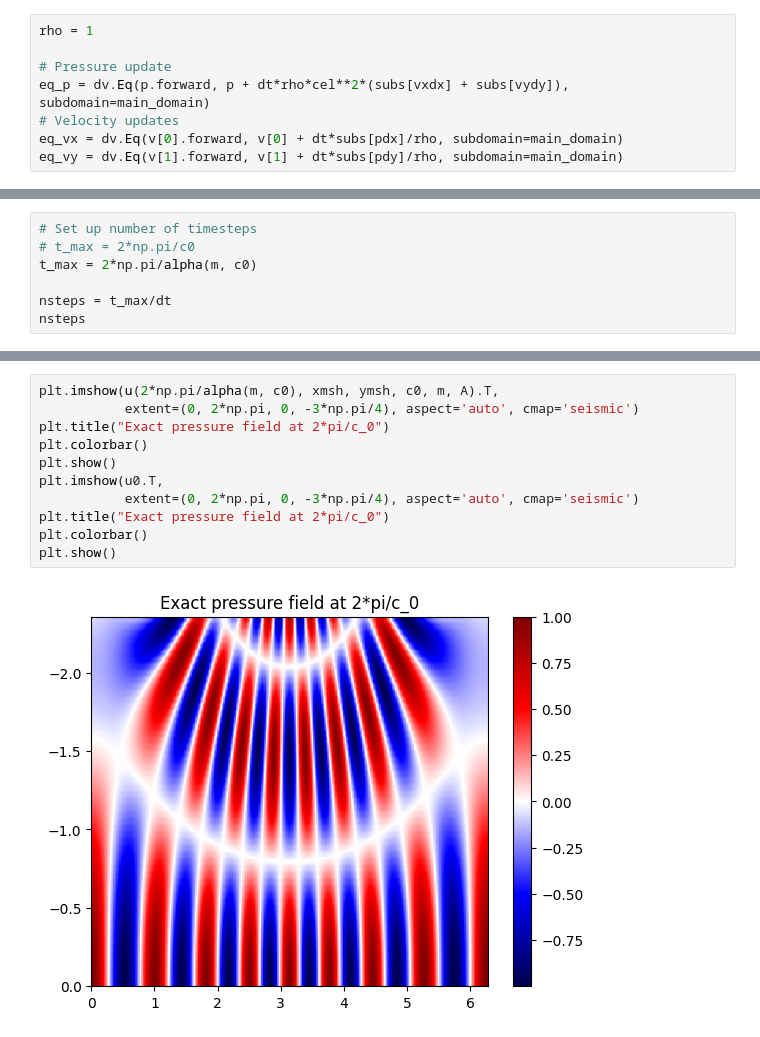
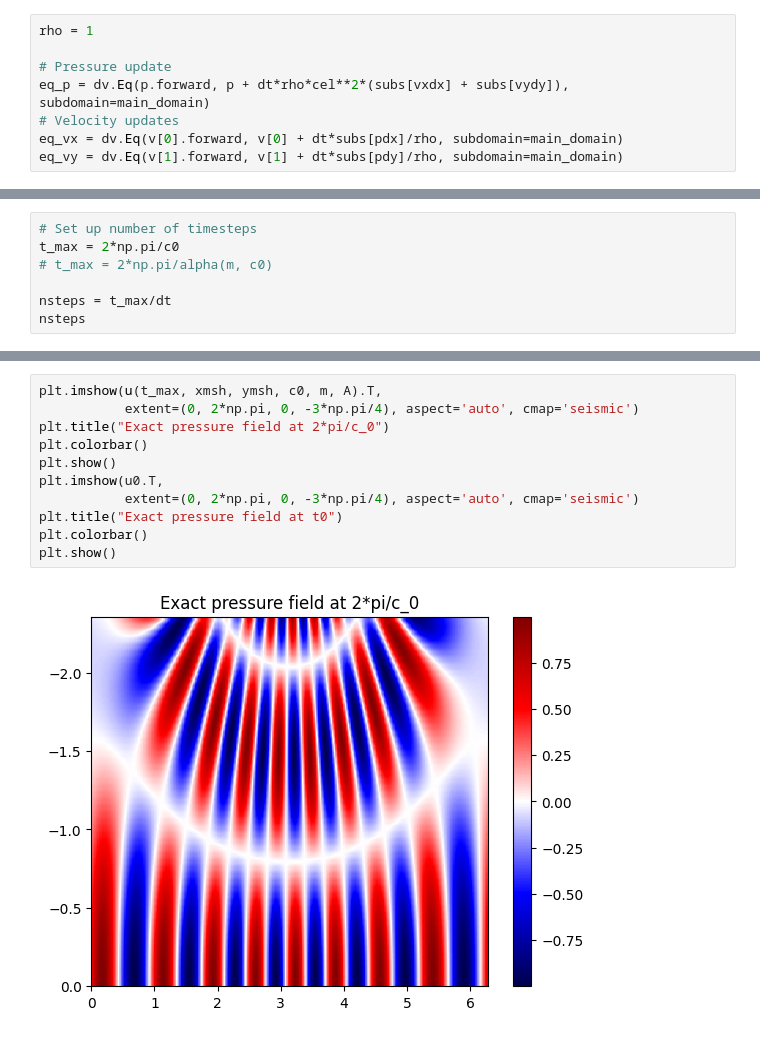
Before and after one commit to devitocodes/schism, a Jupyter notebook: examples/14_1st-order_exact_solution_comparison.ipynb, the cells around one changed output, grey strips where cells are left out. Saved outputs shown, nothing was run; the diff lists cells and outputs as text.

Commit message:
examples: updated initial fields with Mulder's equations

```diff
--- a/examples/14_1st-order_exact_solution_comparison.ipynb
+++ b/examples/14_1st-order_exact_solution_comparison.ipynb
@@ -351,8 +400,8 @@ zero_flux_vy = [dv.Eq(v[1][t+1, x, ymax-4+i], -v[1][t+1, x, ymax-5-i], subdomain
                 for i in range(5)]
 # %%
 # Set up number of timesteps
-# t_max = 2*np.pi/c0
-t_max = 2*np.pi/alpha(m, c0)
+t_max = 2*np.pi/c0
+# t_max = 2*np.pi/alpha(m, c0)
 
 nsteps = t_max/dt
 nsteps
@@ -405,13 +469,13 @@ plt.show()
 # %%
-plt.imshow(u(2*np.pi/alpha(m, c0), xmsh, ymsh, c0, m, A).T,
+plt.imshow(u(t_max, xmsh, ymsh, c0, m, A).T,
            extent=(0, 2*np.pi, 0, -3*np.pi/4), aspect='auto', cmap='seismic')
 plt.title("Exact pressure field at 2*pi/c_0")
 plt.colorbar()
 plt.show()
 plt.imshow(u0.T,
            extent=(0, 2*np.pi, 0, -3*np.pi/4), aspect='auto', cmap='seismic')
-plt.title("Exact pressure field at 2*pi/c_0")
+plt.title("Exact pressure field at t0")
 plt.colorbar()
 plt.show()
 # %% [output]
-[figure, old version]
+[figure, new version]
```
Also changed, not shown: parts of 17 cells of this notebook.
